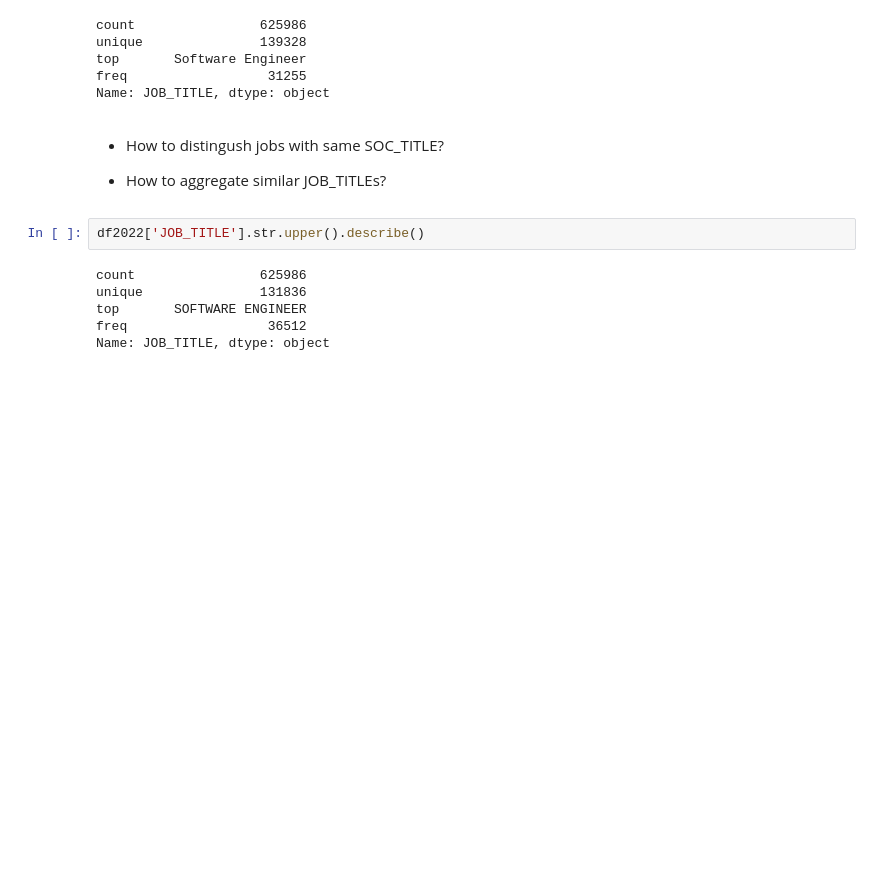
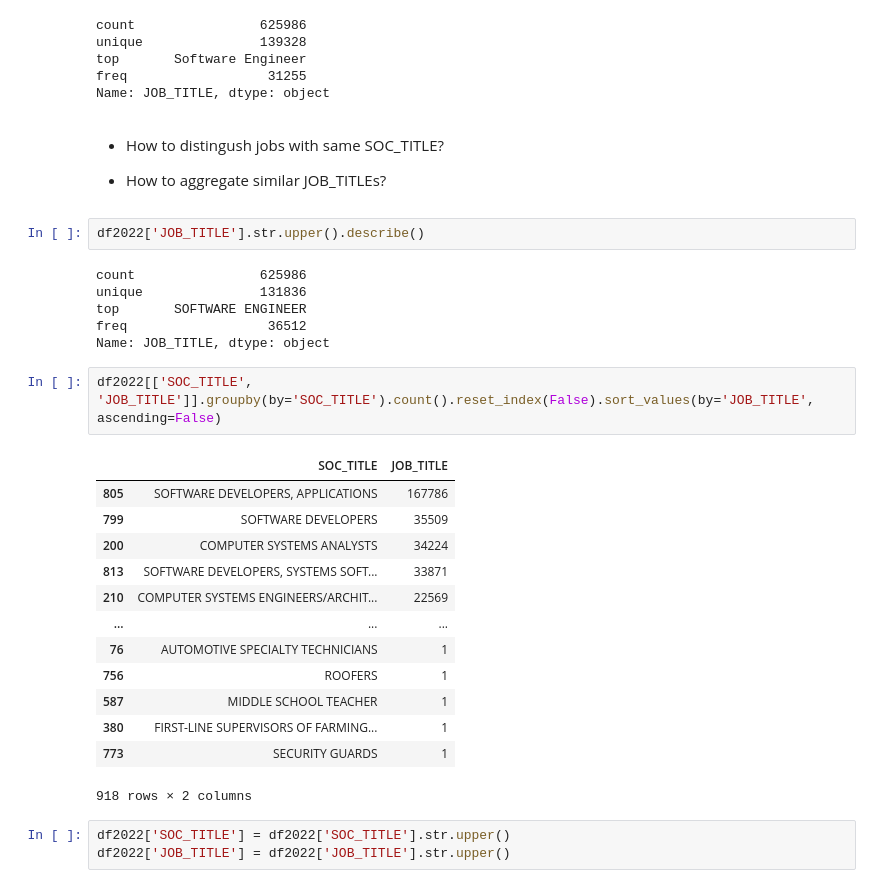
Before and after one commit to mistaround/h1b-analysis, a Jupyter notebook: main.ipynb, the cells around one changed output. Cells and saved outputs as stored; diff of their text form; blank space fills up the shorter version.

```diff
--- a/main.ipynb
+++ b/main.ipynb
@@ -418,3 +418,22 @@ unique               131836
 top       SOFTWARE ENGINEER
 freq                  36512
 Name: JOB_TITLE, dtype: object
+# %%
+df2022[['SOC_TITLE', 'JOB_TITLE']].groupby(by='SOC_TITLE').count().reset_index(False).sort_values(by='JOB_TITLE', ascending=False)
+# %% [output]
+|  | SOC_TITLE | JOB_TITLE |
+| 805 | SOFTWARE DEVELOPERS, APPLICATIONS | 167786 |
+| 799 | SOFTWARE DEVELOPERS | 35509 |
+| 200 | COMPUTER SYSTEMS ANALYSTS | 34224 |
+| 813 | SOFTWARE DEVELOPERS, SYSTEMS SOFT... | 33871 |
+| 210 | COMPUTER SYSTEMS ENGINEERS/ARCHIT... | 22569 |
+| ... | ... | ... |
+| 76 | AUTOMOTIVE SPECIALTY TECHNICIANS | 1 |
+| 756 | ROOFERS | 1 |
+| 587 | MIDDLE SCHOOL TEACHER | 1 |
+| 380 | FIRST-LINE SUPERVISORS OF FARMING... | 1 |
+| 773 | SECURITY GUARDS | 1 |
+918 rows × 2 columns
+# %%
+df2022['SOC_TITLE'] = df2022['SOC_TITLE'].str.upper()
+df2022['JOB_TITLE'] = df2022['JOB_TITLE'].str.upper()
```
Also changed, not shown: parts of 4 cells of this notebook.
